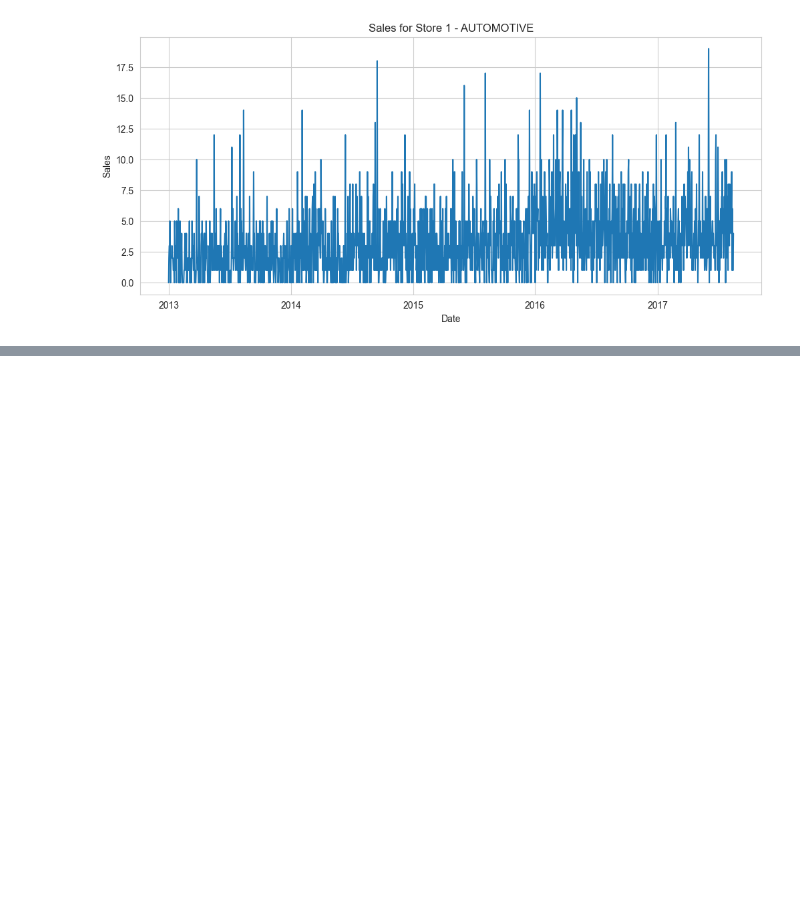
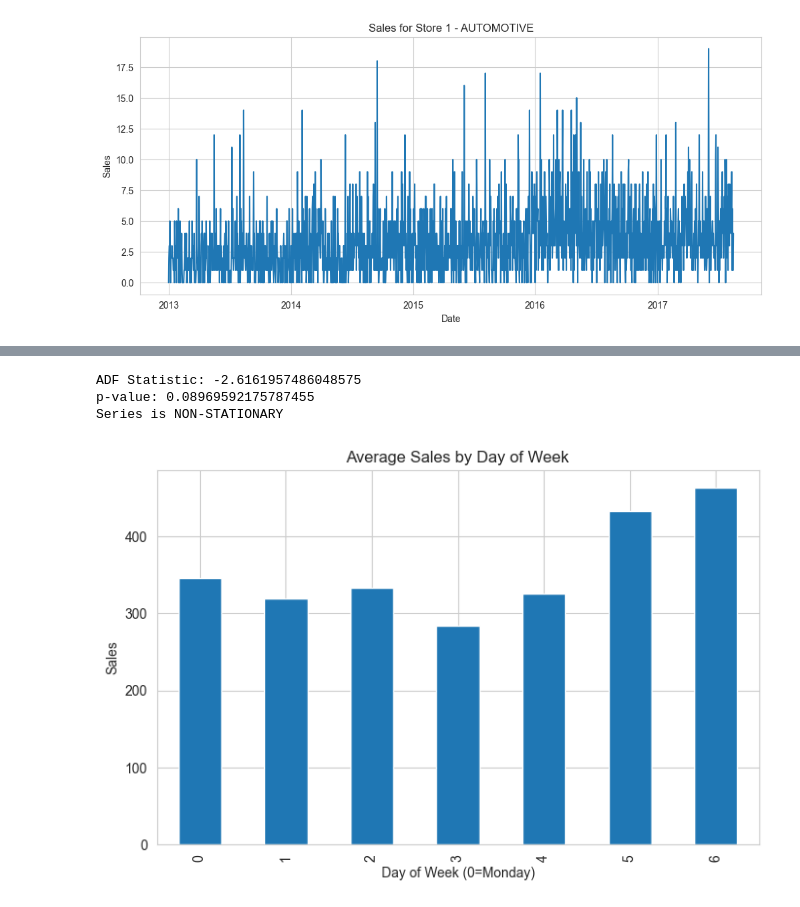
Before and after one commit to abdulrab787/store-sales-forecasting, a Jupyter notebook: notebooks/01_eda.ipynb, the cells around one changed output, grey strips where cells are left out. Saved outputs shown, nothing was run; the diff lists cells and outputs as text; code cells hidden in the pictures; blank space fills up the shorter version.

```diff
--- a/notebooks/01_eda.ipynb
+++ b/notebooks/01_eda.ipynb
@@ -127,0 +179,31 @@ test.to_csv("../data/processed/test_eda.csv", index=False)
+# %%
+#Check Stationarity
+
+## Augmented Dickey-Fuller Test
+result = adfuller(ts["sales"].dropna())
+
+print("ADF Statistic:", result[0])
+print("p-value:", result[1])
+
+if result[1] < 0.05:
+    print("Series is STATIONARY")
+else:
+    print("Series is NON-STATIONARY")
+# %% [output]
+ADF Statistic: -2.6161957486048575
+p-value: 0.08969592175787455
+Series is NON-STATIONARY
+# %%
+#Weekly Seasonality Check
+train["day_of_week"] = train["date"].dt.dayofweek
+
+weekly_sales = train.groupby("day_of_week")["sales"].mean()
+
+plt.figure(figsize=(8,5))
+weekly_sales.plot(kind="bar")
+plt.title("Average Sales by Day of Week")
+plt.xlabel("Day of Week (0=Monday)")
+plt.ylabel("Sales")
+plt.show()
+# %% [output]
+[figure, added]
```
Also changed, not shown: parts of 11 cells of this notebook.
